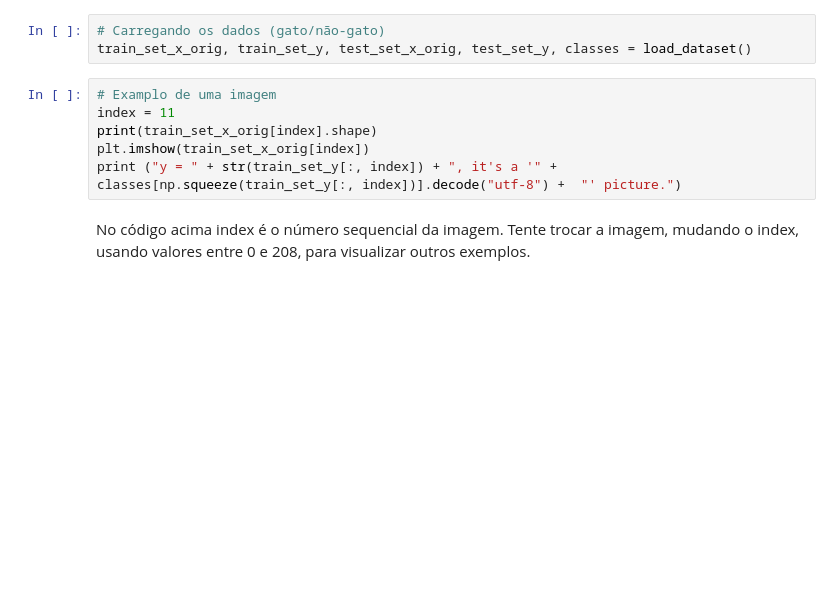
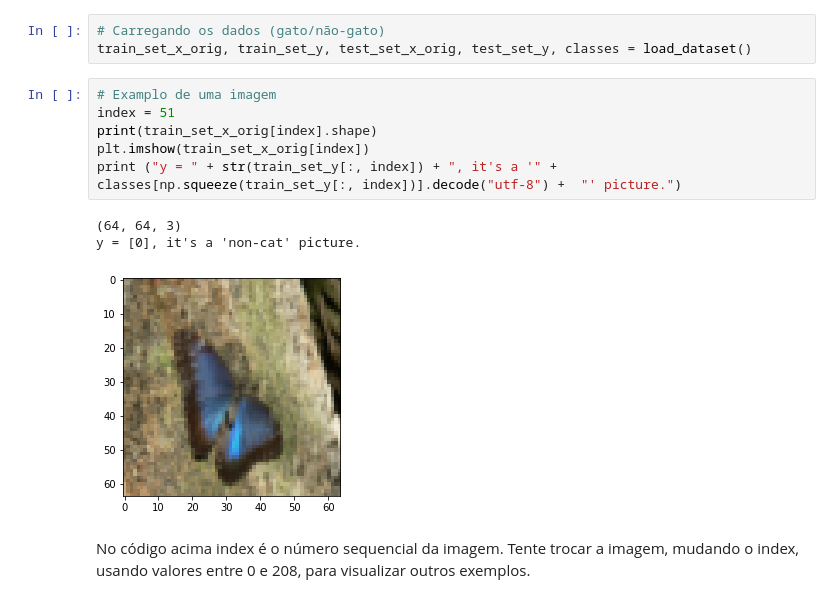
Before and after one commit to pigortekids/Notas4, a Jupyter notebook: aula5/T3_Classificação_binaria_keras.ipynb, the cells around one changed output. Saved outputs shown, nothing was run; the diff lists cells and outputs as text; blank space fills up the shorter version.

```diff
--- a/aula5/T3_Classificação_binaria_keras.ipynb
+++ b/aula5/T3_Classificação_binaria_keras.ipynb
@@ -82,10 +84,14 @@ O termo _orig é adicionado no final dos tensores com os dados de treinamento e
 train_set_x_orig, train_set_y, test_set_x_orig, test_set_y, classes = load_dataset()
 # %%
 # Examplo de uma imagem
-index = 11
+index = 51
 print(train_set_x_orig[index].shape)
 plt.imshow(train_set_x_orig[index])
 print ("y = " + str(train_set_y[:, index]) + ", it's a '" + classes[np.squeeze(train_set_y[:, index])].decode("utf-8") +  "' picture.")
+# %% [output]
+(64, 64, 3)
+y = [0], it's a 'non-cat' picture.
+[figure, added]
 # %% [markdown]
 No código acima index é o número sequencial da imagem. Tente trocar a imagem, mudando o index, usando valores entre 0 e 208, para visualizar outros exemplos.
 # %% [markdown]
```
Also changed, not shown: parts of 11 cells of this notebook.
